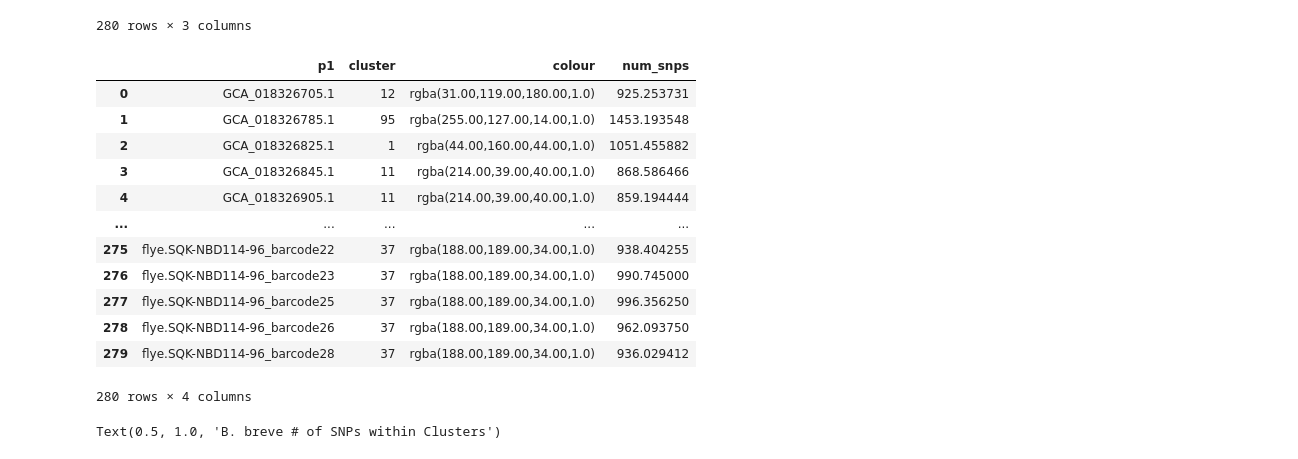
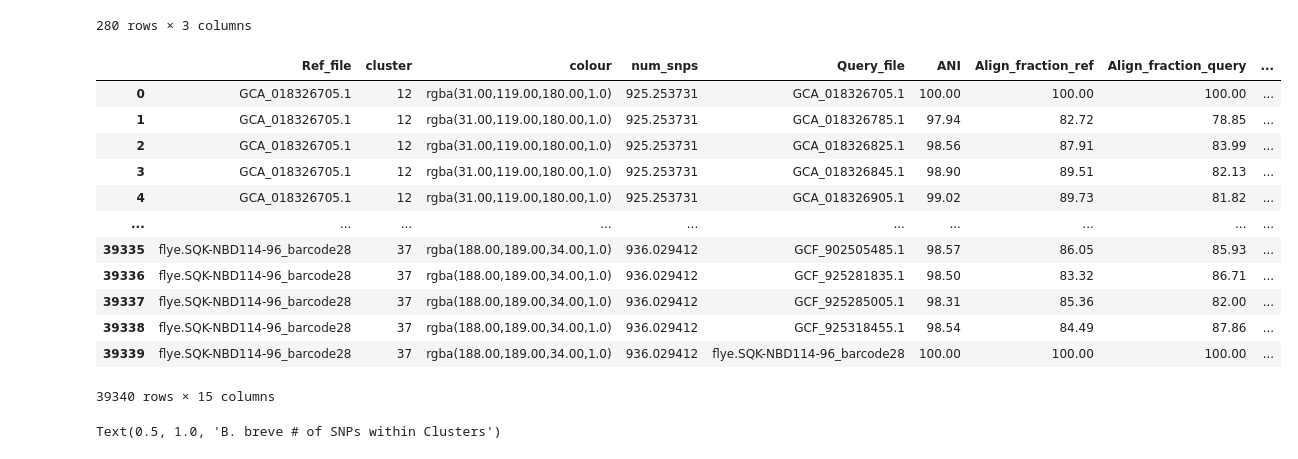
Before and after one commit to annaliese8/PopGenStats_Project, a Jupyter notebook: breve_tool_comparison.ipynb, the cells around one changed output. Drawn from its saved outputs; the diff is of its cells as text; code cells hidden in the pictures.

Commit message:
updated strain_level_clustering notebook, tidied old notebooks

```diff
--- a/breve_tool_comparison.ipynb
+++ b/breve_tool_comparison.ipynb
@@ -622,21 +608,23 @@ with open('/Users/Annaliese/Desktop/PopGenStats_Project/data/B_breve/tree/iqtree
         f.write(f"{genome_id} {colour} {cluster}\n")
 # %%
 m = iqtree_parsnp.merge(parsnp_snp_matrix)
+m.rename(columns={"p1": "Ref_file"}, inplace=True)
+m = m.merge(skani_matrix)
 m
 # %% [output]
-|  | p1 | cluster | colour | num_snps |
-| 0 | GCA_018326705.1 | 12 | rgba(31.00,119.00,180.00,1.0) | 925.253731 |
-| 1 | GCA_018326785.1 | 95 | rgba(255.00,127.00,14.00,1.0) | 1453.193548 |
-| 2 | GCA_018326825.1 | 1 | rgba(44.00,160.00,44.00,1.0) | 1051.455882 |
-| 3 | GCA_018326845.1 | 11 | rgba(214.00,39.00,40.00,1.0) | 868.586466 |
-| 4 | GCA_018326905.1 | 11 | rgba(214.00,39.00,40.00,1.0) | 859.194444 |
-| ... | ... | ... | ... | ... |
-| 275 | flye.SQK-NBD114-96_barcode22 | 37 | rgba(188.00,189.00,34.00,1.0) | 938.404255 |
-| 276 | flye.SQK-NBD114-96_barcode23 | 37 | rgba(188.00,189.00,34.00,1.0) | 990.745000 |
-| 277 | flye.SQK-NBD114-96_barcode25 | 37 | rgba(188.00,189.00,34.00,1.0) | 996.356250 |
-| 278 | flye.SQK-NBD114-96_barcode26 | 37 | rgba(188.00,189.00,34.00,1.0) | 962.093750 |
-| 279 | flye.SQK-NBD114-96_barcode28 | 37 | rgba(188.00,189.00,34.00,1.0) | 936.029412 |
+|  | Ref_file | cluster | colour | num_snps | Query_file | ANI | Align_fraction_ref | Align_fraction_query | ... |
+| 0 | GCA_018326705.1 | 12 | rgba(31.00,119.00,180.00,1.0) | 925.253731 | GCA_018326705.1 | 100.00 | 100.00 | 100.00 | ... |
+| 1 | GCA_018326705.1 | 12 | rgba(31.00,119.00,180.00,1.0) | 925.253731 | GCA_018326785.1 | 97.94 | 82.72 | 78.85 | ... |
+| 2 | GCA_018326705.1 | 12 | rgba(31.00,119.00,180.00,1.0) | 925.253731 | GCA_018326825.1 | 98.56 | 87.91 | 83.99 | ... |
+| 3 | GCA_018326705.1 | 12 | rgba(31.00,119.00,180.00,1.0) | 925.253731 | GCA_018326845.1 | 98.90 | 89.51 | 82.13 | ... |
+| 4 | GCA_018326705.1 | 12 | rgba(31.00,119.00,180.00,1.0) | 925.253731 | GCA_018326905.1 | 99.02 | 89.73 | 81.82 | ... |
+| ... | ... | ... | ... | ... | ... | ... | ... | ... | ... |
+| 39335 | flye.SQK-NBD114-96_barcode28 | 37 | rgba(188.00,189.00,34.00,1.0) | 936.029412 | GCF_902505485.1 | 98.57 | 86.05 | 85.93 | ... |
+| 39336 | flye.SQK-NBD114-96_barcode28 | 37 | rgba(188.00,189.00,34.00,1.0) | 936.029412 | GCF_925281835.1 | 98.50 | 83.32 | 86.71 | ... |
+| 39337 | flye.SQK-NBD114-96_barcode28 | 37 | rgba(188.00,189.00,34.00,1.0) | 936.029412 | GCF_925285005.1 | 98.31 | 85.36 | 82.00 | ... |
+| 39338 | flye.SQK-NBD114-96_barcode28 | 37 | rgba(188.00,189.00,34.00,1.0) | 936.029412 | GCF_925318455.1 | 98.54 | 84.49 | 87.86 | ... |
+| 39339 | flye.SQK-NBD114-96_barcode28 | 37 | rgba(188.00,189.00,34.00,1.0) | 936.029412 | flye.SQK-NBD114-96_barcode28 | 100.00 | 100.00 | 100.00 | ... |
-280 rows × 4 columns
+39340 rows × 15 columns
 # %%
 plt.figure(figsize=(12,10))
 sns.violinplot(m, x='cluster', y='num_snps')
```
Also changed, not shown: parts of 9 cells of this notebook, 1 other file.
